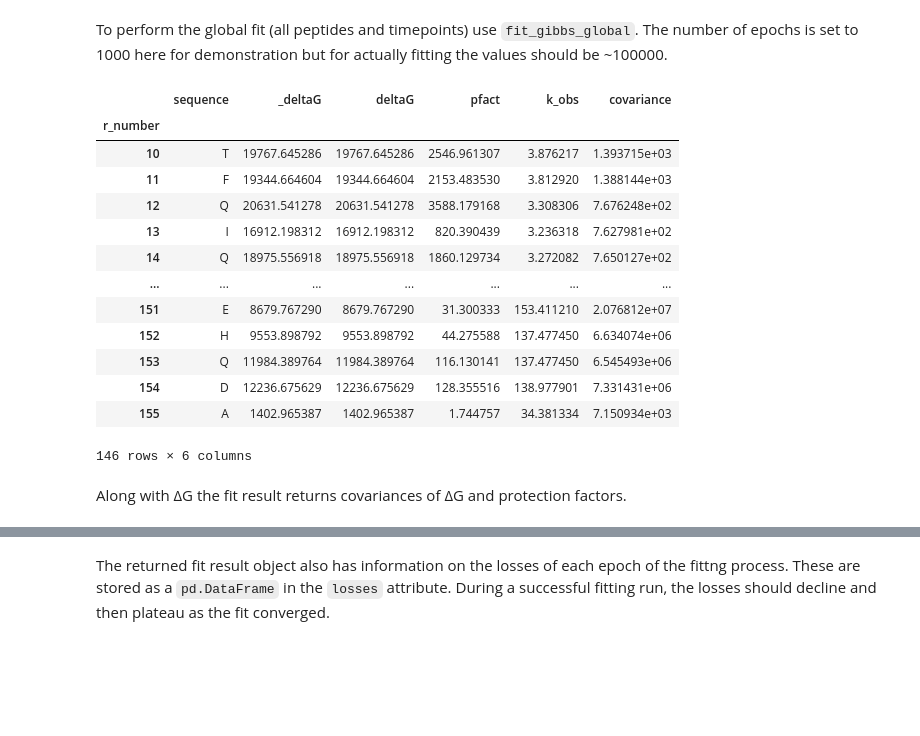
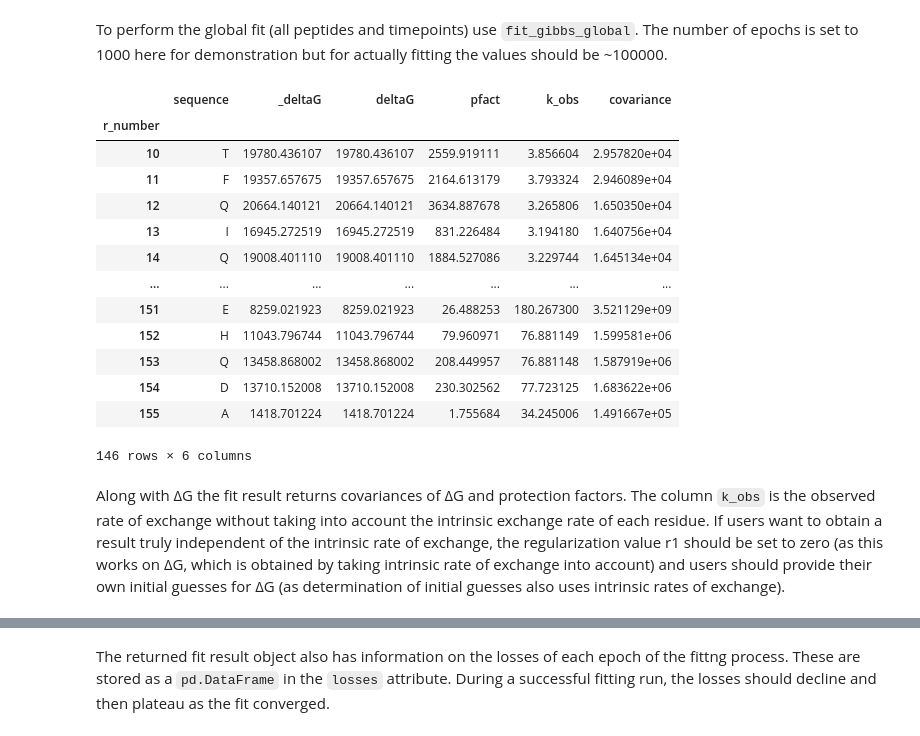
Before and after one commit to Jhsmit/PyHDX, a Jupyter notebook: docs/examples/03_fitting.ipynb, the cells around one changed output, grey strips where cells are left out. Cells and saved outputs as stored; diff of their text form; code cells hidden in the pictures; blank space fills up the shorter version.

```diff
--- a/docs/examples/03_fitting.ipynb
+++ b/docs/examples/03_fitting.ipynb
@@ -120,24 +103,28 @@ here for demonstration but for actually fitting the values should be ~100000.
 # %%
 gibbs_result = fit_gibbs_global(hdxm, gibbs_guess, epochs=1000)
 gibbs_output = gibbs_result.output
-gibbs_output.output
+gibbs_output
 # %% [output]
 |  | sequence | _deltaG | deltaG | pfact | k_obs | covariance |
 | r_number |  |  |  |  |  |  |
-| 10 | T | 19767.645286 | 19767.645286 | 2546.961307 | 3.876217 | 1.393715e+03 |
-| 11 | F | 19344.664604 | 19344.664604 | 2153.483530 | 3.812920 | 1.388144e+03 |
-| 12 | Q | 20631.541278 | 20631.541278 | 3588.179168 | 3.308306 | 7.676248e+02 |
-| 13 | I | 16912.198312 | 16912.198312 | 820.390439 | 3.236318 | 7.627981e+02 |
-| 14 | Q | 18975.556918 | 18975.556918 | 1860.129734 | 3.272082 | 7.650127e+02 |
+| 10 | T | 19780.436107 | 19780.436107 | 2559.919111 | 3.856604 | 2.957820e+04 |
+| 11 | F | 19357.657675 | 19357.657675 | 2164.613179 | 3.793324 | 2.946089e+04 |
+| 12 | Q | 20664.140121 | 20664.140121 | 3634.887678 | 3.265806 | 1.650350e+04 |
+| 13 | I | 16945.272519 | 16945.272519 | 831.226484 | 3.194180 | 1.640756e+04 |
+| 14 | Q | 19008.401110 | 19008.401110 | 1884.527086 | 3.229744 | 1.645134e+04 |
 | ... | ... | ... | ... | ... | ... | ... |
-| 151 | E | 8679.767290 | 8679.767290 | 31.300333 | 153.411210 | 2.076812e+07 |
-| 152 | H | 9553.898792 | 9553.898792 | 44.275588 | 137.477450 | 6.634074e+06 |
-| 153 | Q | 11984.389764 | 11984.389764 | 116.130141 | 137.477450 | 6.545493e+06 |
-| 154 | D | 12236.675629 | 12236.675629 | 128.355516 | 138.977901 | 7.331431e+06 |
-| 155 | A | 1402.965387 | 1402.965387 | 1.744757 | 34.381334 | 7.150934e+03 |
+| 151 | E | 8259.021923 | 8259.021923 | 26.488253 | 180.267300 | 3.521129e+09 |
+| 152 | H | 11043.796744 | 11043.796744 | 79.960971 | 76.881149 | 1.599581e+06 |
+| 153 | Q | 13458.868002 | 13458.868002 | 208.449957 | 76.881148 | 1.587919e+06 |
+| 154 | D | 13710.152008 | 13710.152008 | 230.302562 | 77.723125 | 1.683622e+06 |
+| 155 | A | 1418.701224 | 1418.701224 | 1.755684 | 34.245006 | 1.491667e+05 |
 146 rows × 6 columns
-# %% [markdown]
-Along with ΔG the fit result returns covariances of ΔG and protection factors.
+# %% [markdown]
+Along with ΔG the fit result returns covariances of ΔG and protection factors. The column `k_obs` is the observed rate of
+exchange without taking into account the intrinsic exchange rate of each residue. If users want to obtain a result truly
+independent of the intrinsic rate of exchange, the regularization value r1 should be set to zero (as this works on ΔG,
+which is obtained by taking intrinsic rate of exchange into account) and users should provide their own initial guesses
+for ΔG (as determination of initial guesses also uses intrinsic rates of exchange).
 # %%
 fig, ax = plt.subplots()
 #ax.set_yscale('log')
```
Also changed, not shown: parts of 14 cells of this notebook.
